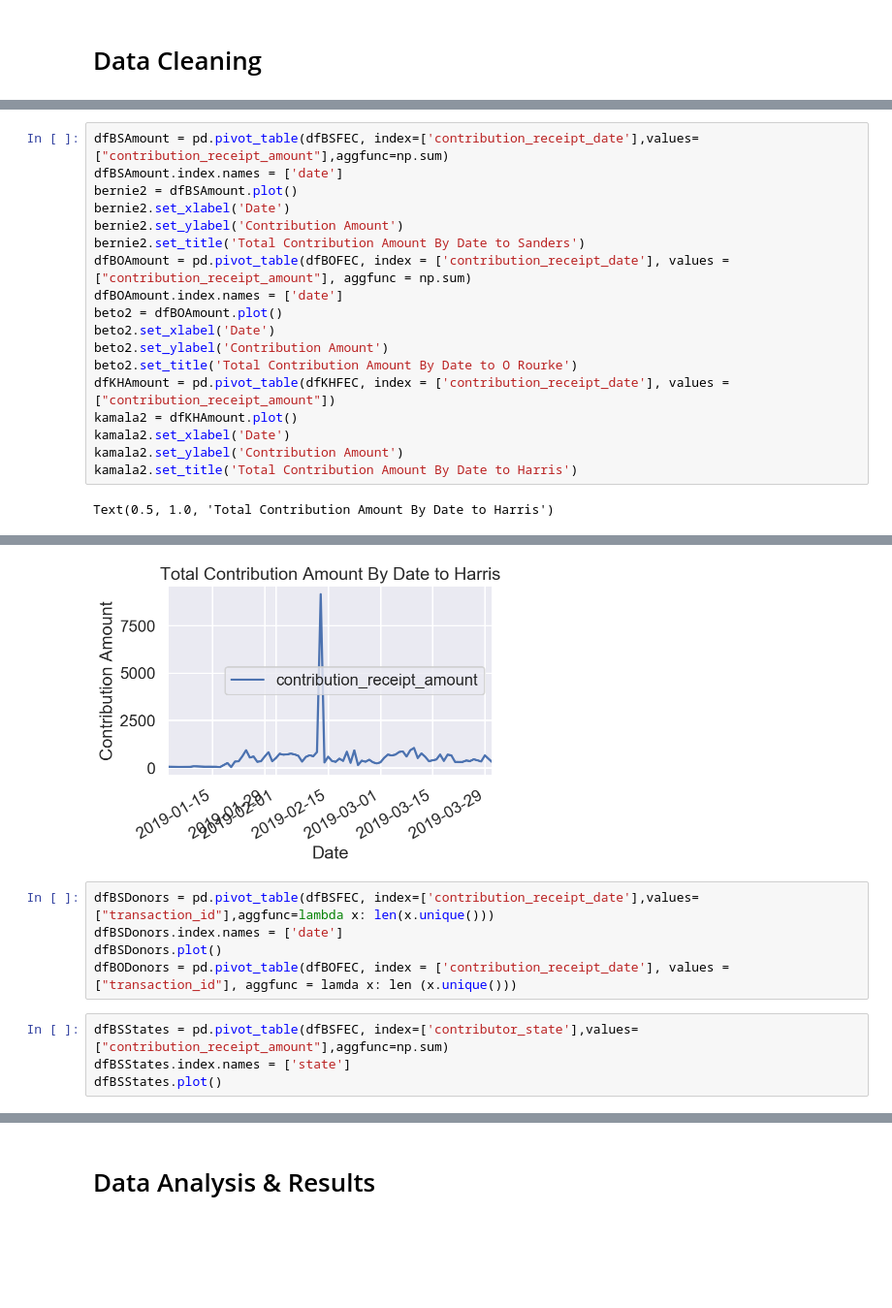
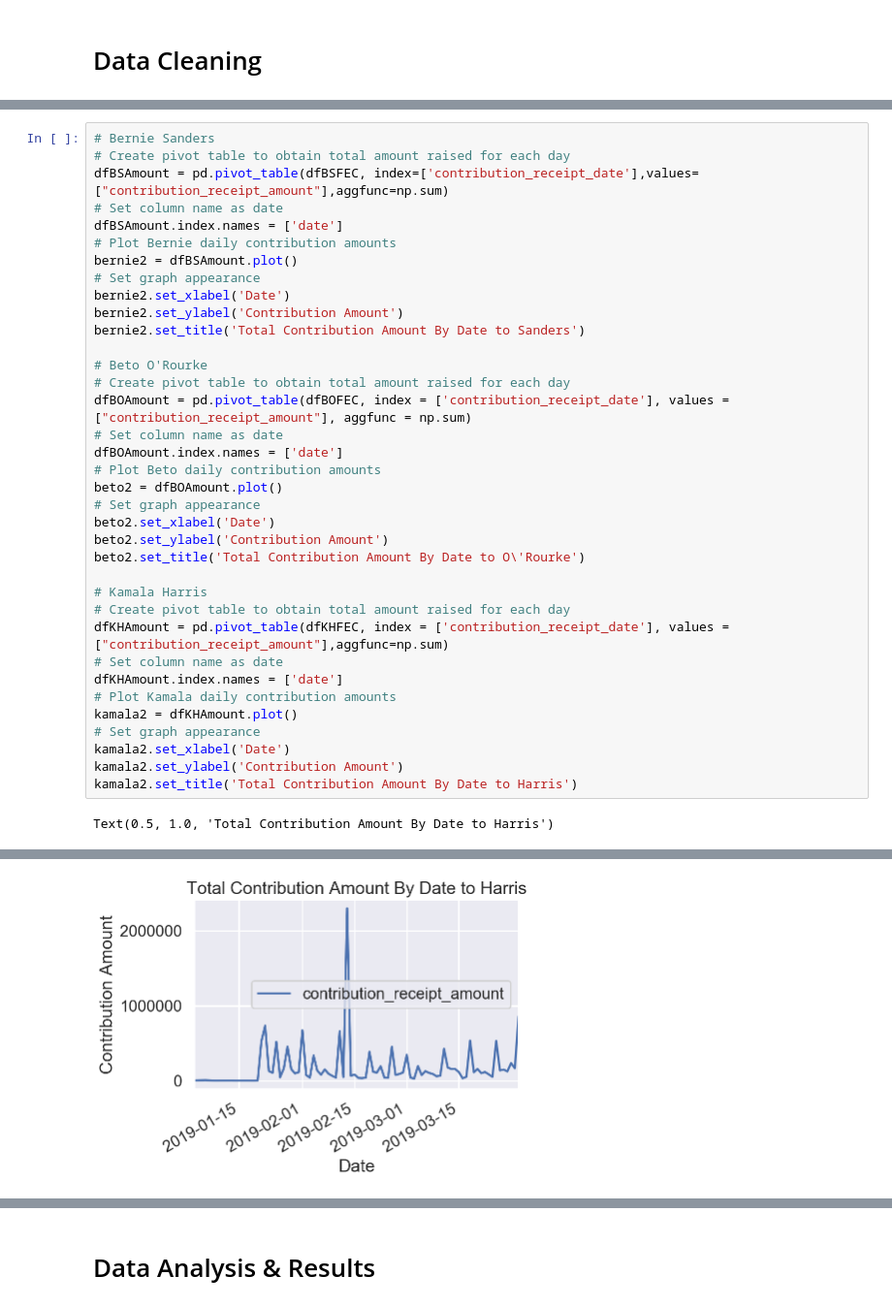
Before and after one commit to kaichinshih/COGS108_PoliticsAddicts, a Jupyter notebook: Final Project.ipynb, the cells around one changed output, grey strips where cells are left out. Shown at 97% size. Saved outputs shown, nothing was run; the diff lists cells and outputs as text; blank space fills up the shorter version.

```diff
--- a/Final Project.ipynb
+++ b/Final Project.ipynb
@@ -180,33 +205,42 @@ dfKHFEC['contribution_receipt_date']= dfKHFEC['contribution_receipt_date'].astyp
 dfKHFEC['contribution_receipt_amount'] = dfKHFEC['contribution_receipt_amount'].apply(pd.to_numeric)
 # %%
+# Bernie Sanders
+# Create pivot table to obtain total amount raised for each day
 dfBSAmount = pd.pivot_table(dfBSFEC, index=['contribution_receipt_date'],values=["contribution_receipt_amount"],aggfunc=np.sum)
+# Set column name as date
 dfBSAmount.index.names = ['date']
+# Plot Bernie daily contribution amounts
 bernie2 = dfBSAmount.plot()
+# Set graph appearance
 bernie2.set_xlabel('Date')
 bernie2.set_ylabel('Contribution Amount')
 bernie2.set_title('Total Contribution Amount By Date to Sanders')
+
+# Beto O'Rourke
+# Create pivot table to obtain total amount raised for each day
 dfBOAmount = pd.pivot_table(dfBOFEC, index = ['contribution_receipt_date'], values = ["contribution_receipt_amount"], aggfunc = np.sum)
+# Set column name as date
 dfBOAmount.index.names = ['date']
+# Plot Beto daily contribution amounts
 beto2 = dfBOAmount.plot()
+# Set graph appearance
 beto2.set_xlabel('Date')
 beto2.set_ylabel('Contribution Amount')
-beto2.set_title('Total Contribution Amount By Date to O Rourke')
-dfKHAmount = pd.pivot_table(dfKHFEC, index = ['contribution_receipt_date'], values = ["contribution_receipt_amount"])
+beto2.set_title('Total Contribution Amount By Date to O\'Rourke')
+
+# Kamala Harris
+# Create pivot table to obtain total amount raised for each day
+dfKHAmount = pd.pivot_table(dfKHFEC, index = ['contribution_receipt_date'], values = ["contribution_receipt_amount"],aggfunc=np.sum)
+# Set column name as date
+dfKHAmount.index.names = ['date']
+# Plot Kamala daily contribution amounts
 kamala2 = dfKHAmount.plot()
+# Set graph appearance
 kamala2.set_xlabel('Date')
 kamala2.set_ylabel('Contribution Amount')
 kamala2.set_title('Total Contribution Amount By Date to Harris')
 # %% [output]
 Text(0.5, 1.0, 'Total Contribution Amount By Date to Harris')
 [figure]
 [figure]
-[figure, old version]
+[figure, new version]
-# %%
-dfBSDonors = pd.pivot_table(dfBSFEC, index=['contribution_receipt_date'],values=["transaction_id"],aggfunc=lambda x: len(x.unique()))
-dfBSDonors.index.names = ['date']
-dfBSDonors.plot()
-dfBODonors = pd.pivot_table(dfBOFEC, index = ['contribution_receipt_date'], values = ["transaction_id"], aggfunc = lamda x: len (x.unique()))
-# %%
-dfBSStates = pd.pivot_table(dfBSFEC, index=['contributor_state'],values=["contribution_receipt_amount"],aggfunc=np.sum)
-dfBSStates.index.names = ['state']
-dfBSStates.plot()
```
Also changed, not shown: parts of 17 cells of this notebook, 5 other files.
